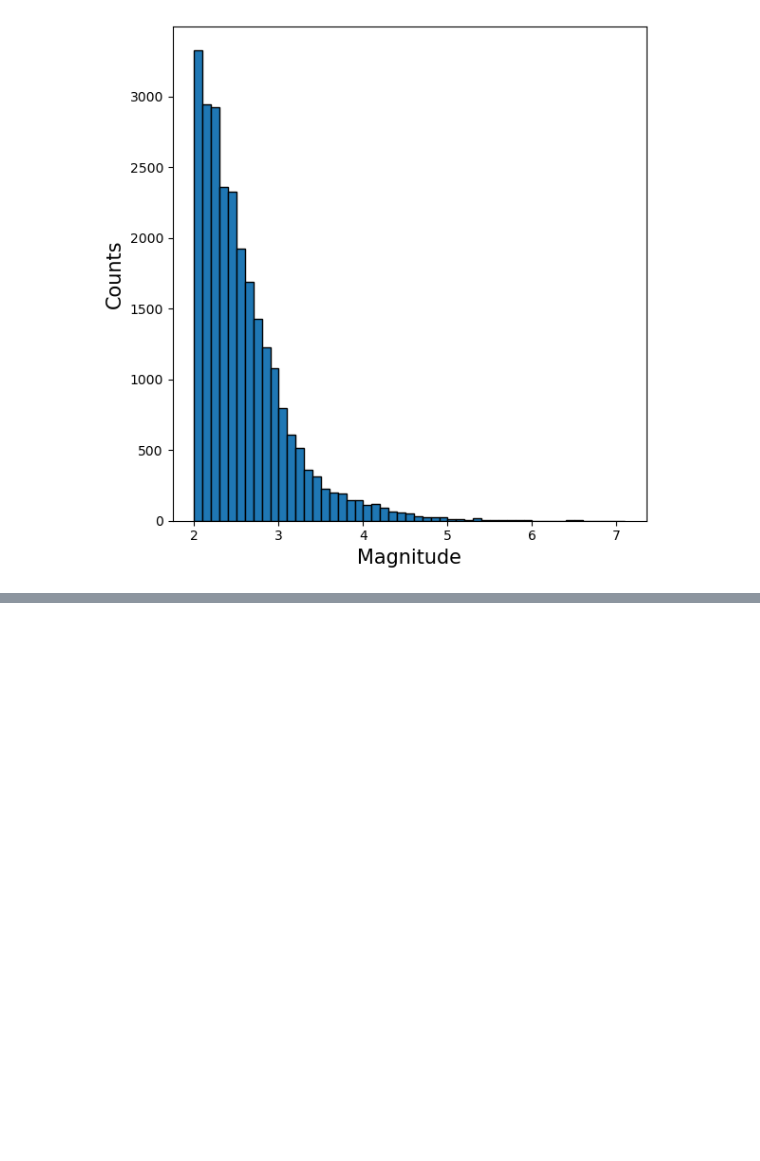
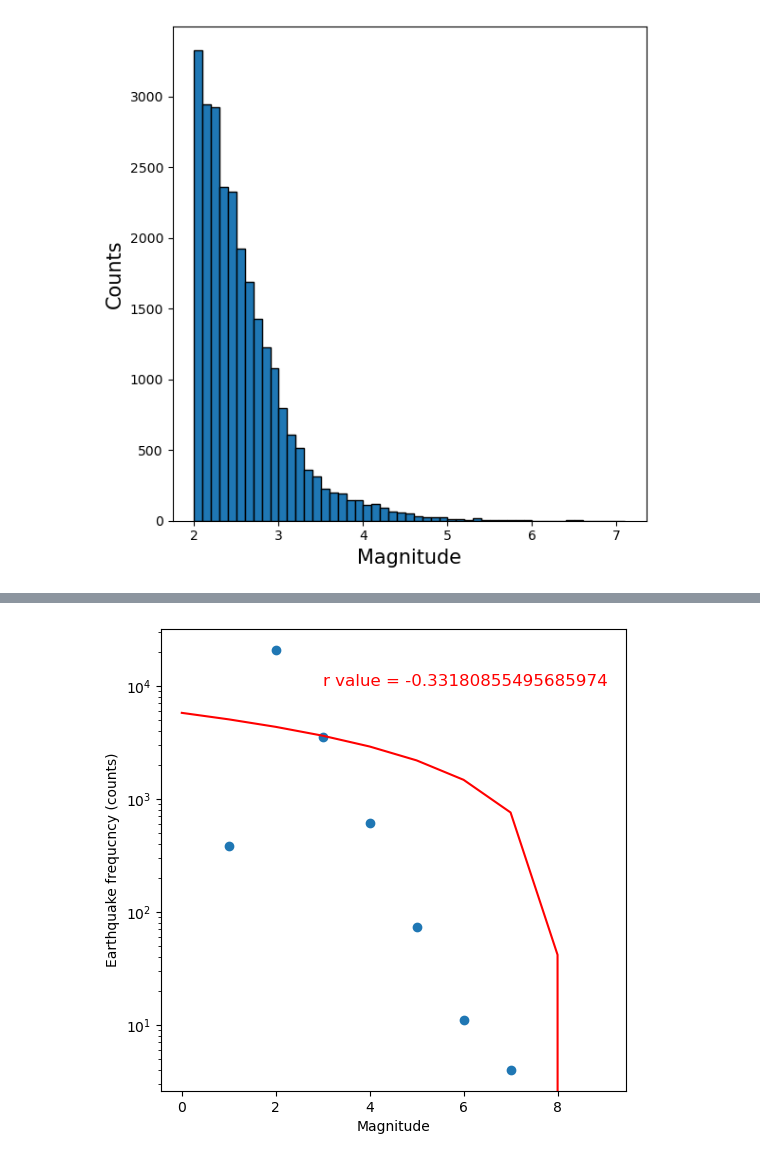
Before and after one commit to arif-geo/e_sci_data_analysis_test, a Jupyter notebook: eart_sci_data_analysis/HW_3/Linear_regression_on_earthquake_data.ipynb, the cells around one changed output, grey strips where cells are left out. Drawn from its saved outputs; the diff is of its cells as text; code cells hidden in the pictures; blank space fills up the shorter version.

```diff
--- a/eart_sci_data_analysis/HW_3/Linear_regression_on_earthquake_data.ipynb
+++ b/eart_sci_data_analysis/HW_3/Linear_regression_on_earthquake_data.ipynb
@@ -149,0 +143,22 @@ SyntaxError: invalid syntax (1071626371.py, line 3)
+# %%
+""" calculate b-value using linear regression """
+from scipy import stats
+
+X = np.arange(0,10,1) # magnitude bins from 0 to 10 (10 bins, 9 means 9 to 10)
+Y = mag_counts_df['count'] # number of earthquakes in that category
+slope, intercept, r_value, p_value, std_err = stats.linregress(X, Y)
+m = slope
+b = intercept
+
+# plot the data with the regression line
+fig, ax = plt.subplots(figsize=(6,6))
+x, y = np.arange(0,10,1), mag_counts_df['count']
+ax.scatter(x, y)
+ax.plot(x, m * x + b, color='red')
+ax.set_yscale('log')
+ax.set_xlabel("Magnitude")
+ax.set_ylabel("Earthquake frequcncy (counts)")
+plt.text(3, 10000, f'r value = {r_value}', fontsize=12, color='red')
+plt.show()
+# %% [output]
+[figure, added]
```
Also changed, not shown: parts of 2 cells of this notebook.
